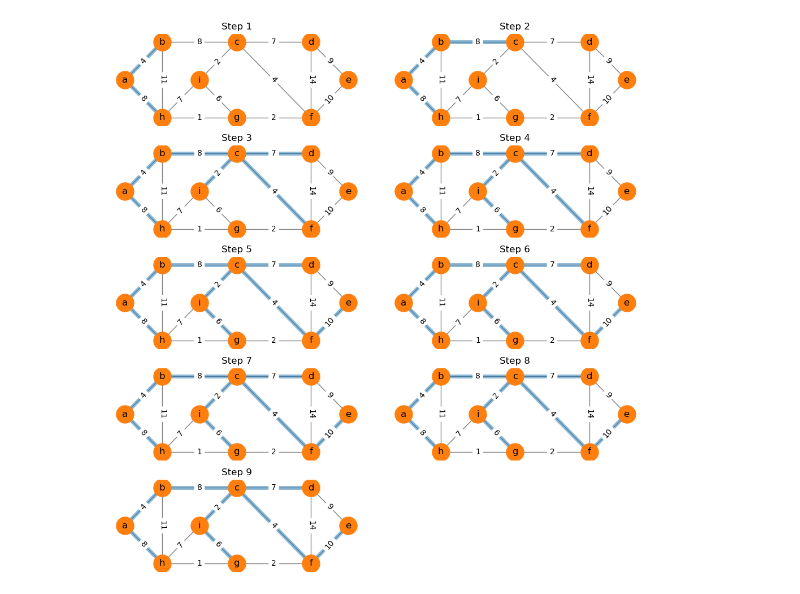
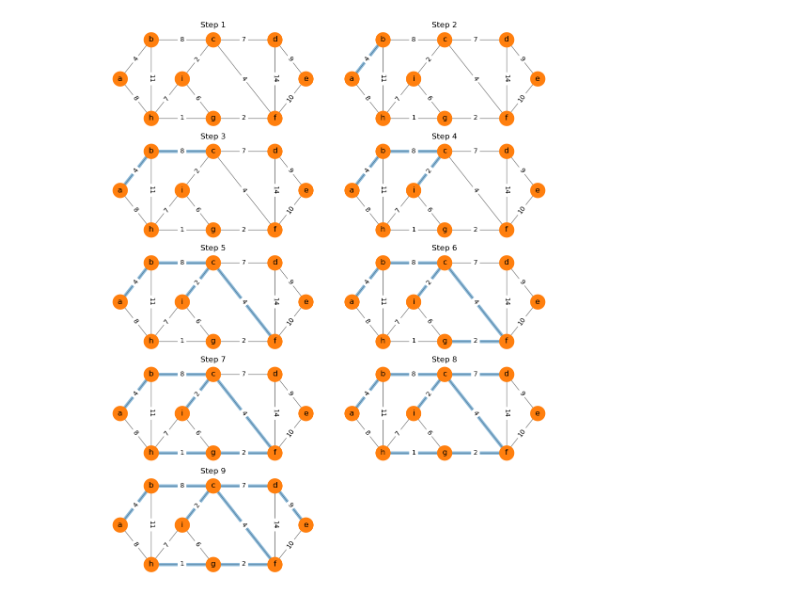
Before and after one commit to ajdillhoff/python-examples, a Jupyter notebook: data_structures/graphs/prims_algorithm.ipynb, the cells around one changed output. Drawn from its saved outputs; the diff is of its cells as text; code cells hidden in the pictures.

```diff
--- a/data_structures/graphs/prims_algorithm.ipynb
+++ b/data_structures/graphs/prims_algorithm.ipynb
@@ -36,14 +36,14 @@ def prims_algorithm(G, add_visualization=False, fig=None, pos=None):
     # Initialize the minimum spanning tree
     T = nx.Graph()
     keys = list(G.nodes)
-    parents = [None] * len(keys)
+    parents = dict.fromkeys(keys)
 
     # Pick a random node to start from
     # start_node = np.random.choice(keys)
     start_node = keys[0]
 
     # Initialize the priority queue
-    Q = dict(zip(keys, values))
+    Q = {key: np.inf for key in keys}
 
     # Set the priority of the start node to 0
     Q[start_node] = 0
@@ -58,7 +58,8 @@ def prims_algorithm(G, add_visualization=False, fig=None, pos=None):
         T.add_node(u)
 
         # Add the edge to the minimum spanning tree
-        T.add_edge(u, v, weight=G.edges[u, v]['weight'])
+        if parents[u] is not None:
+            T.add_edge(u, parents[u], weight=G.edges[u, parents[u]]['weight'])
 
         # Remove the node from the priority queue
         Q.pop(u)
@@ -100,32 +101,32 @@ G = nx.Graph()
 G.add_nodes_from(['a', 'b', 'c', 'd', 'e', 'f', 'g', 'h', 'i'])
 
 G.add_weighted_edges_from([('a', 'b', 4), ('a', 'h', 8), ('b', 'c', 8),
                             ('b', 'h', 11), ('c', 'd', 7), ('c', 'f', 4),
                             ('c', 'i', 2), ('d', 'e', 9), ('d', 'f', 14),
                             ('e', 'f', 10), ('f', 'g', 2), ('g', 'h', 1),
                             ('g', 'i', 6), ('h', 'i', 7)])
 
 # Visualize the graph
 pos = {
     'a': (0, 1),
     'b': (1, 2),
     'c': (3, 2),
     'd': (5, 2),
     'e': (6, 1),
     'f': (5, 0),
     'g': (3, 0),
     'h': (1, 0),
     'i': (2, 1)
 }
 
-fig = plt.figure(figsize=(10, 10))
+fig = plt.figure(figsize=(10, 12))
 
 # Find the minimum spanning tree
 T = prims_algorithm(G, add_visualization=True, fig=fig, pos=pos)
 
 # Resize figure to show all subplots
 fig.tight_layout()
 
 plt.show()
 # %% [output]
-[figure, old version]
+[figure, new version]
```
